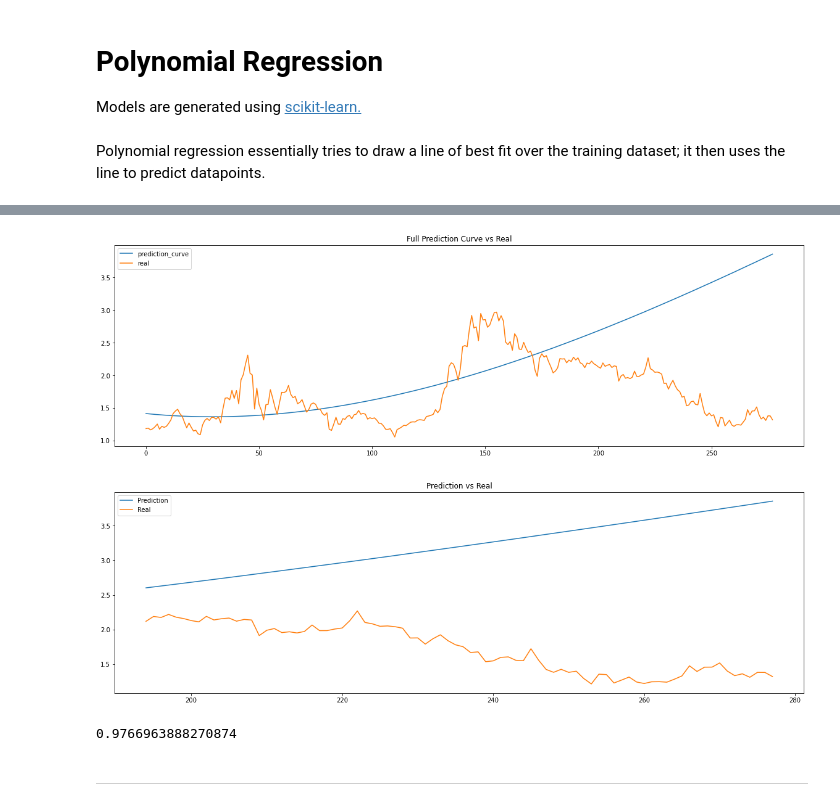
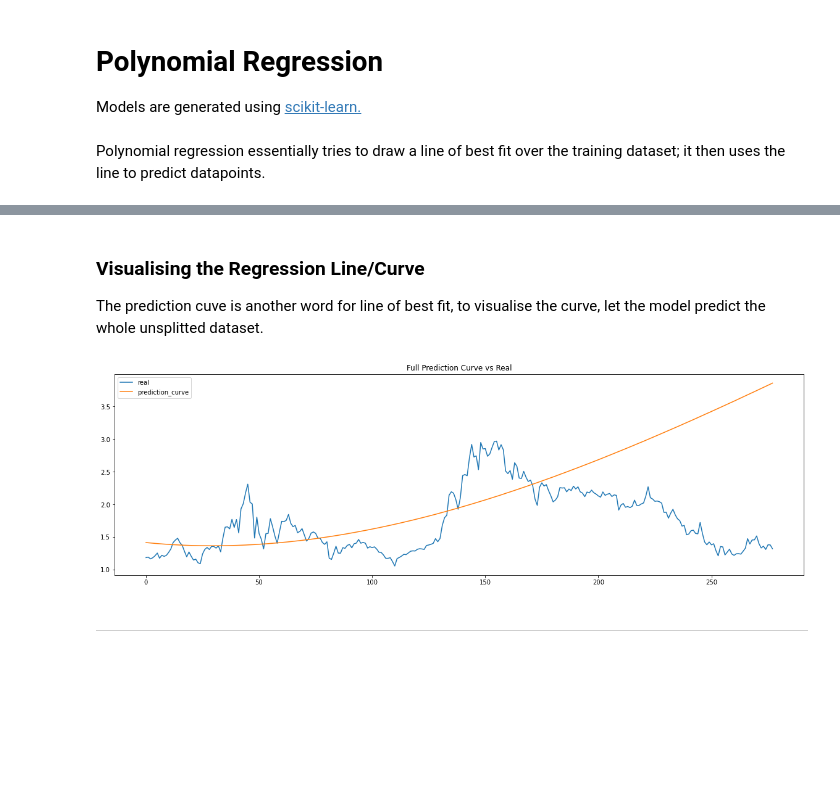
Before and after one commit to nabebako/Crypto-Price-Prediction-Model, a Jupyter notebook: polynomial-regression.ipynb, the cells around one changed output, grey strips where cells are left out. Drawn from its saved outputs; the diff is of its cells as text; code cells hidden in the pictures; blank space fills up the shorter version.

```diff
--- a/polynomial-regression.ipynb
+++ b/polynomial-regression.ipynb
@@ -66,9 +69,3 @@ x_train_ada = df_ada.index[:ma.floor(df_ada.shape[0] * 0.7)]
 y_train_ada = df_ada['price'][:ma.floor(df_ada.shape[0] * 0.7)]
 x_test_ada = df_ada.index[ma.floor(df_ada.shape[0] * 0.7):]
 y_test_ada = df_ada['price'][ma.floor(df_ada.shape[0] * 0.7):]
-# %%
-polynomial_features_ada = PolynomialFeatures(degree = 3)
-model_ada = LinearRegression()
-model_ada.fit(polynomial_features_ada.fit_transform(x_train_ada.to_numpy()[:, None]), y_train_ada)
-ada_pred = pd.Series(model_ada.predict(polynomial_features_ada.fit_transform(x_test_ada.to_numpy()[:, None])), index = y_test_ada.index)
-ada_prediction_curve = pd.Series(model_ada.predict(polynomial_features_ada.fit_transform(df_ada.index.to_numpy()[:, None])), index = df_ada.index)
@@ -74,0 +77,8 @@ ada_prediction_curve = pd.Series(model_ada.predict(polynomial_features_ada.fit_t
+# %%
+polynomial_features = PolynomialFeatures(degree = 3)
+x_train_ada_transformed = polynomial_features.fit_transform(x_train_ada.to_numpy()[:, None])
+x_test_ada_transformed = polynomial_features.fit_transform(x_test_ada.to_numpy()[:, None])
+# %%
+model_ada = LinearRegression()
+model_ada.fit(x_train_ada_transformed, y_train_ada)
+ada_pred = model_ada.predict(x_test_ada_transformed)
@@ -75,15 +91,13 @@ ada_prediction_curve = pd.Series(model_ada.predict(polynomial_features_ada.fit_t
+# %% [markdown]
+<h3>Visualising the Regression Line/Curve</h3>
+<p>
+    The prediction cuve is another word for line of best fit, to visualise the curve, let the model predict the whole unsplitted dataset.
+</p>
 # %%
-plot_graph(title = 'Full Prediction Curve vs Real', prediction_curve = ada_prediction_curve, real = df_ada['price'])
+ada_prediction_curve = model_ada.predict(polynomial_features.fit_transform(df_ada.index.to_numpy()[:, None]))
+plot_graph(title = 'Full Prediction Curve vs Real', real = df_ada['price'], prediction_curve = ada_prediction_curve)
 # %% [output]
-[figure, old version]
+[figure, new version]
-# %%
-plot_graph(title = 'Prediction vs Real', Prediction = ada_pred, Real = y_test_ada)
-# %% [output]
-[figure, removed]
-# %%
-MAPE(ada_pred, y_test_ada)
-# %% [output]
-0.9766963888270874
 # %% [markdown]
 ---
 # %% [markdown]
```
Also changed, not shown: parts of 13 cells of this notebook, 1 other file.
